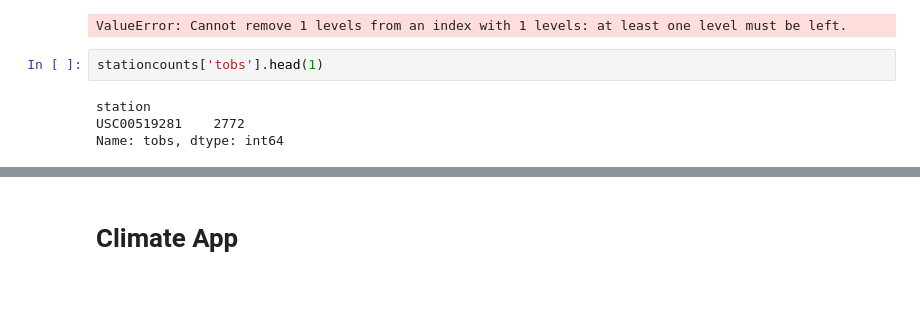
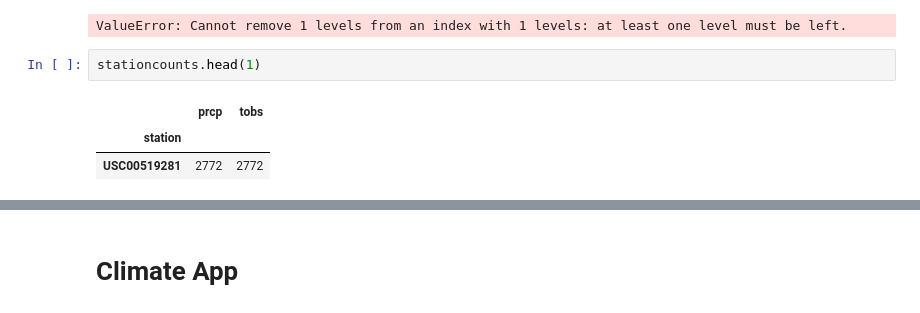
Before and after one commit to bakerv/sqlalchemy-challenge, a Jupyter notebook: main.ipynb, the cells around one changed output, grey strips where cells are left out. Cells and saved outputs as stored; diff of their text form.

```diff
--- a/main.ipynb
+++ b/main.ipynb
@@ -114,11 +147,11 @@ display(stationcounts)
 # %% [output]
 ValueError: Cannot remove 1 levels from an index with 1 levels: at least one level must be left.
 # %%
-stationcounts['tobs'].head(1)
+stationcounts.head(1)
 # %% [output]
-station
-USC00519281    2772
-Name: tobs, dtype: int64
+|  | prcp | tobs |
+| station |  |  |
+| USC00519281 | 2772 | 2772 |
 # %%
 activestation_data = pd.read_sql("""
 SELECT tobs AS Temperature
```
Also changed, not shown: parts of 8 cells of this notebook.
